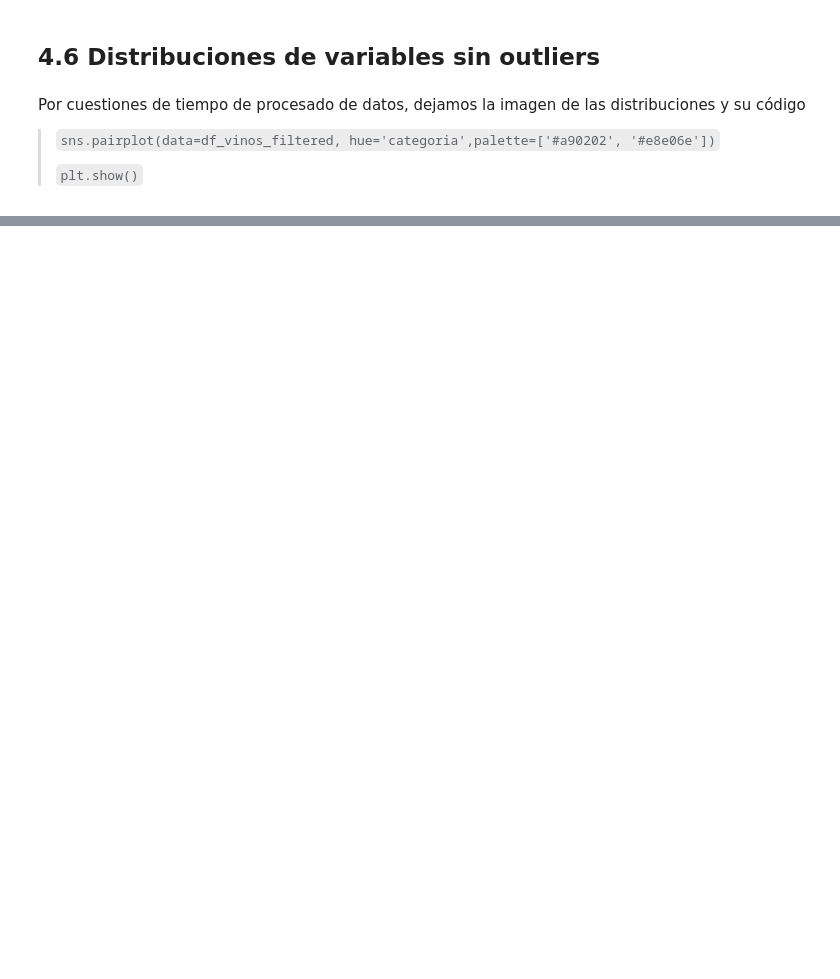
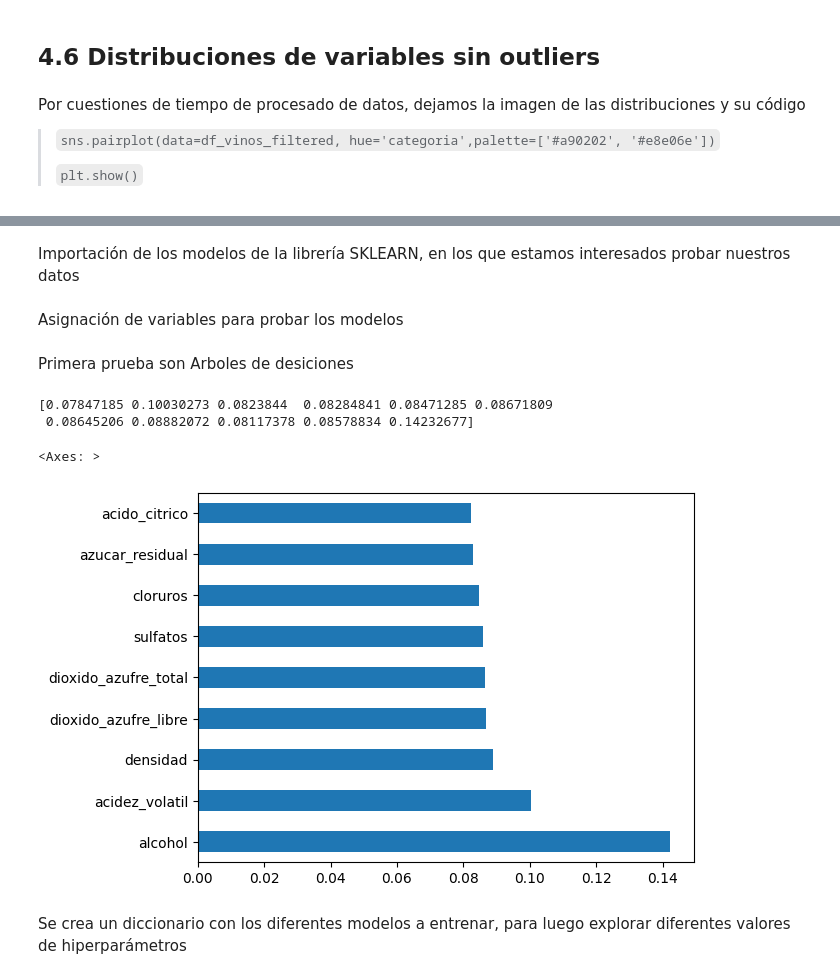
Before and after one commit to MartinO32/PP1_grupo23, a Jupyter notebook: qualivino_predictor.ipynb, the cells around one changed output, grey strips where cells are left out. Saved outputs shown, nothing was run; the diff lists cells and outputs as text; code cells hidden in the pictures; blank space fills up the shorter version.

```diff
--- a/qualivino_predictor.ipynb
+++ b/qualivino_predictor.ipynb
@@ -730,0 +735,2 @@ Por cuestiones de tiempo de procesado de datos, dejamos la imagen de las distrib
+# %% [markdown]
+Importación de los modelos de la librería SKLEARN, en los que estamos interesados probar nuestros datos
@@ -730,0 +744,25 @@ Por cuestiones de tiempo de procesado de datos, dejamos la imagen de las distrib
+# %% [markdown]
+Asignación de variables para probar los modelos
+# %%
+x_1 = df_vinos.drop(["calidad", "categoria", "categoria_calidad"],axis=True)
+y_1 = df_vinos["calidad"]
+# %% [markdown]
+Primera prueba son Arboles de desiciones
+# %%
+from sklearn.ensemble import ExtraTreesClassifier
+model = ExtraTreesClassifier()
+model.fit(x_1, y_1)
+
+df_vinos_filtered.head()
+
+print(model.feature_importances_)
+
+feat_importances = pd.Series(model.feature_importances_, index= x_1.columns)
+feat_importances.nlargest(9).plot(kind='barh')
+# %% [output]
+[0.07847185 0.10030273 0.0823844  0.08284841 0.08471285 0.08671809
+ 0.08645206 0.08882072 0.08117378 0.08578834 0.14232677]
+<Axes: >
+[figure, added]
+# %% [markdown]
+Se crea un diccionario con los diferentes modelos a entrenar, para luego explorar diferentes valores de hiperparámetros
```
Also changed, not shown: parts of 7 cells of this notebook.
